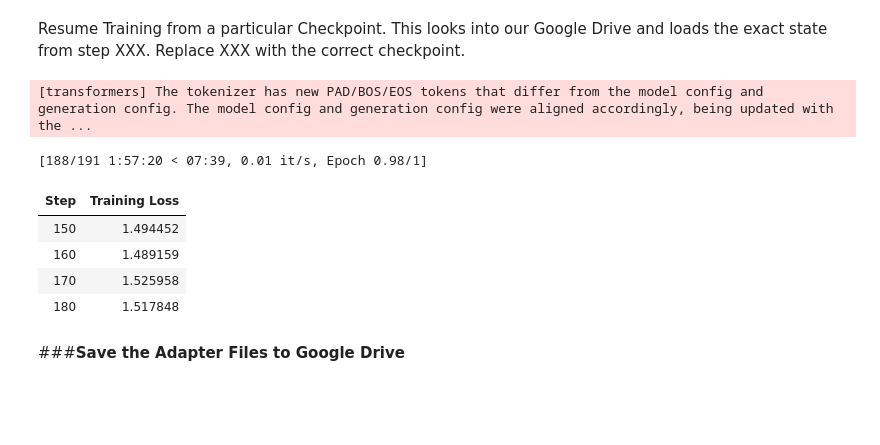
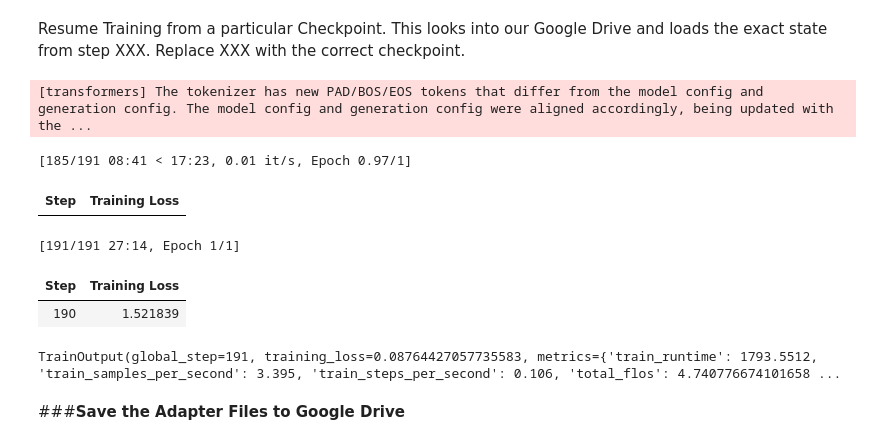
Before and after one commit to gauravdey2024/mcq-generator, a Jupyter notebook: 09_MCQ_QA_Generator_Llama.ipynb, the cells around one changed output. Saved outputs shown, nothing was run; the diff lists cells and outputs as text; code cells hidden in the pictures; blank space fills up the shorter version.

```diff
--- a/09_MCQ_QA_Generator_Llama.ipynb
+++ b/09_MCQ_QA_Generator_Llama.ipynb
@@ -383,16 +384,16 @@ trainer.train()
 # %% [markdown]
 Resume Training from a particular Checkpoint. This looks into our Google Drive and loads the exact state from step XXX. Replace XXX with the correct checkpoint.
 # %%
-checkpoint_dir = os.path.join(checkpoint_drive_path, "checkpoint-140")
+checkpoint_dir = os.path.join(checkpoint_drive_path, "checkpoint-180")
 trainer.train(resume_from_checkpoint=checkpoint_dir)
 # %% [output]
 [transformers] The tokenizer has new PAD/BOS/EOS tokens that differ from the model config and generation config. The model config and generation config were aligned accordingly, being updated with the ...
-[188/191 1:57:20 < 07:39, 0.01 it/s, Epoch 0.98/1]
+[185/191 08:41 < 17:23, 0.01 it/s, Epoch 0.97/1]
 | Step | Training Loss |
-| 150 | 1.494452 |
-| 160 | 1.489159 |
-| 170 | 1.525958 |
-| 180 | 1.517848 |
+[191/191 27:14, Epoch 1/1]
+| Step | Training Loss |
+| 190 | 1.521839 |
+TrainOutput(global_step=191, training_loss=0.08764427057735583, metrics={'train_runtime': 1793.5512, 'train_samples_per_second': 3.395, 'train_steps_per_second': 0.106, 'total_flos': 4.740776674101658 ...
 # %% [markdown]
 ###**Save the Adapter Files to Google Drive**
 # %% [markdown]
```
Also changed, not shown: parts of 12 cells of this notebook.
